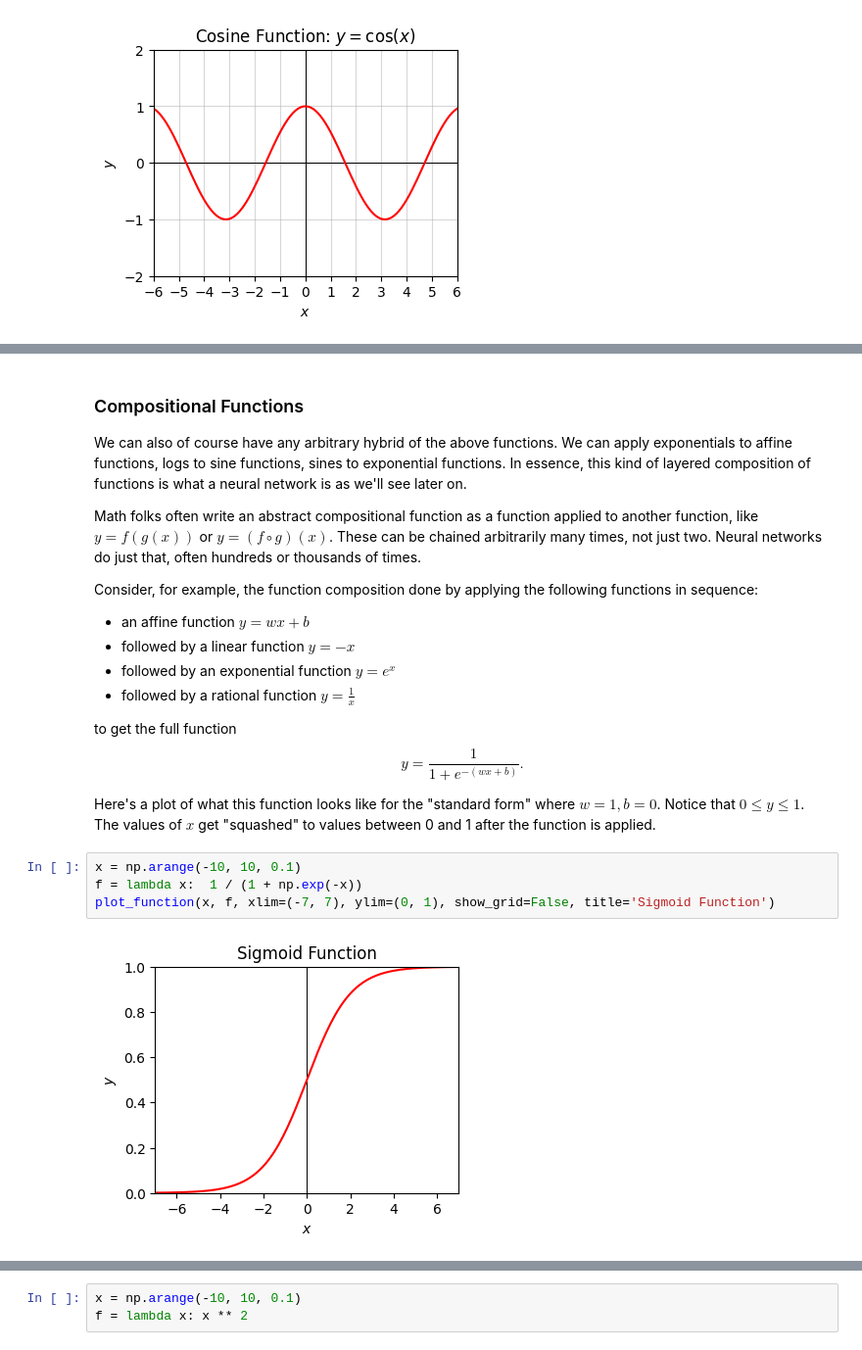
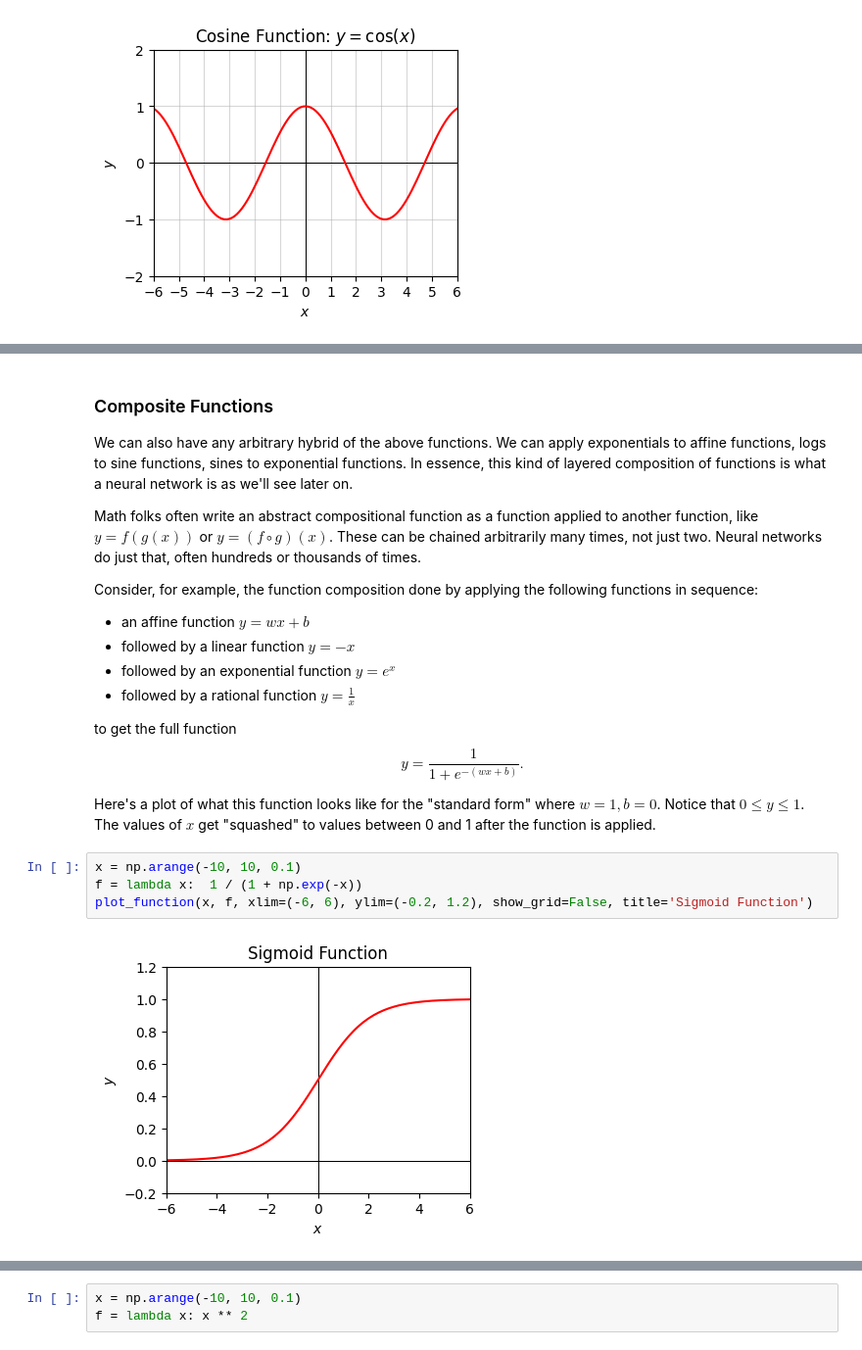
Before and after one commit to rkingery/ml-book, a Jupyter notebook: notebooks/basic-math.ipynb, the cells around one changed output, grey strips where cells are left out. Shown at 98% size. Drawn from its saved outputs; the diff is of its cells as text.

```diff
--- a/notebooks/basic-math.ipynb
+++ b/notebooks/basic-math.ipynb
@@ -395,7 +466,7 @@ plot_function(x, f, xlim=(-6, 6), ylim=(-2, 2), title='Cosine Function: $y=\cos(
 # %% [markdown]
-### Compositional Functions
+### Composite Functions
 
-We can also of course have any arbitrary hybrid of the above functions. We can apply exponentials to affine functions, logs to sine functions, sines to exponential functions. In essence, this kind of layered composition of functions is what a neural network is as we'll see later on.
+We can also have any arbitrary hybrid of the above functions. We can apply exponentials to affine functions, logs to sine functions, sines to exponential functions. In essence, this kind of layered composition of functions is what a neural network is as we'll see later on.
 
 Math folks often write an abstract compositional function as a function applied to another function, like $y=f(g(x))$ or $y=(f \circ g)(x)$. These can be chained arbitrarily many times, not just two. Neural networks do just that, often hundreds or thousands of times.
 
@@ -412,7 +483,7 @@ Here's a plot of what this function looks like for the "standard form" where $w=
 # %%
 x = np.arange(-10, 10, 0.1)
 f = lambda x:  1 / (1 + np.exp(-x))
-plot_function(x, f, xlim=(-7, 7), ylim=(0, 1), show_grid=False, title='Sigmoid Function')
+plot_function(x, f, xlim=(-6, 6), ylim=(-0.2, 1.2), show_grid=False, title='Sigmoid Function')
 # %% [output]
-[figure, old version]
+[figure, new version]
 # %% [markdown]
```
Also changed, not shown: parts of 25 cells of this notebook, 3 other files.
